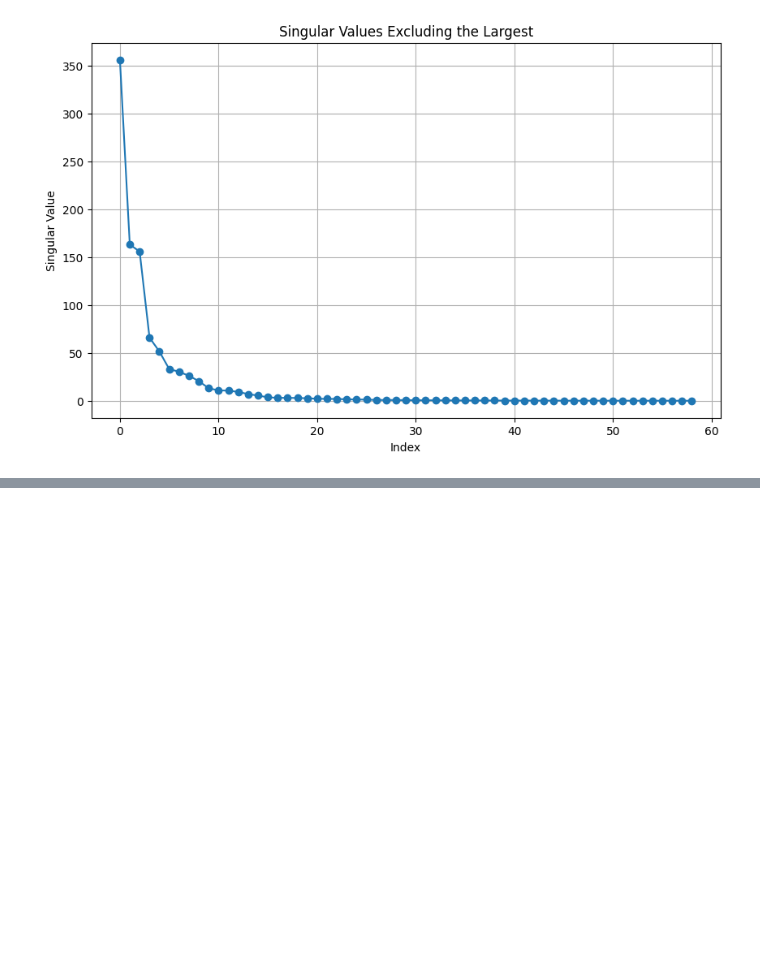
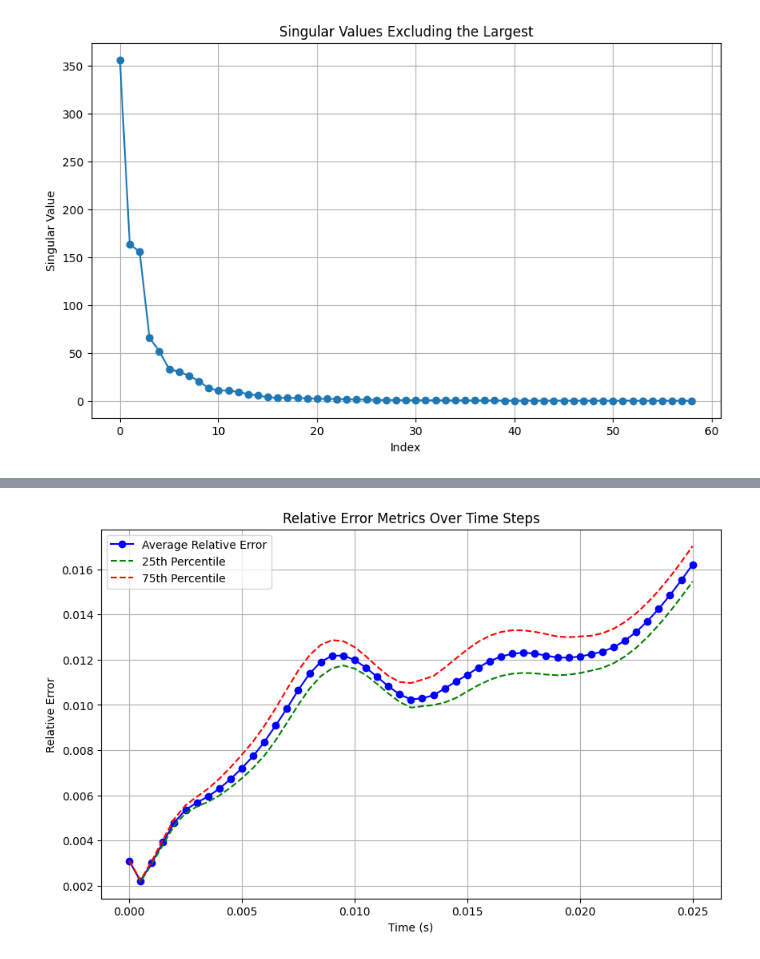
Before and after one commit to LuigiPagani/POD-Galerkin-and-POD-NN-for-Parabolic-PDEs, a Jupyter notebook: POD.ipynb, the cells around one changed output, grey strips where cells are left out. Saved outputs shown, nothing was run; the diff lists cells and outputs as text; code cells hidden in the pictures; blank space fills up the shorter version.

```diff
--- a/POD.ipynb
+++ b/POD.ipynb
@@ -544,0 +664,70 @@ plt.show()
+# %%
+#@title Average Error Calculation 900-1000
+import numpy as np
+import matplotlib.pyplot as plt
+
+def ROM_solver(u, V, dt, n_steps, w1, w2):
+    # Initial condition projection
+    u0_rb = V.T @ u[:, 0]
+    u_rom = [u0_rb]
+
+    # Time-stepping loop for the RB method
+    for n in range(n_steps):
+        u_rb_old = u_rom[-1]
+        u_rb_new = RBstep(u_rb_old, dt, w1, w2)
+        u_rom.append(u_rb_new)
+    return np.stack(u_rom).T
+
+
+# Define the problem dimensions and parameters
+n_tests = 25
+T_final = 0.025
+dt = 5e-4
+n_steps = int(T_final / dt)
+weights_range = (900, 1000)
+
+# Initialize the storage for errors
+errors = np.zeros((n_tests, n_steps + 1))
+
+# Loop over each test case
+for test in range(n_tests):
+    # Randomly sample weights w1 and w2
+    w1 = np.random.uniform(*weights_range)
+    w2 = np.random.uniform(*weights_range)
+
+    # Generate the system matrices for RB using the Convdiff_solver (assuming it's implemented)
+    u, a, b, c, d, e = Convdiff_solver(w1, w2, steps=50, dt=dt)
+
+    # Call the ROM solver
+    u_rb = ROM_solver(u, V, dt, n_steps, w1, w2)
+
+    # Convert back to full space and compute error
+    u_rb_full = V @ u_rb
+    error_vector = u - u_rb_full
+    error_norm = np.linalg.norm(error_vector, axis=0)
+    u_norm = np.linalg.norm(u, axis=0)
+    relative_error = error_norm / u_norm
+
+    # Store the error for this test
+    errors[test, :] = relative_error
+
+# Calculate the average, 25th and 75th percentiles of the relative errors across all tests
+average_relative_error = np.median(errors, axis=0)
+percentile_25 = np.percentile(errors, 25, axis=0)
+percentile_75 = np.percentile(errors, 75, axis=0)
+
+# Plotting the average relative error and quantiles over time steps
+plt.figure(figsize=(10, 6))
+times = np.linspace(0, T_final, n_steps + 1)
+plt.plot(times, average_relative_error, label='Average Relative Error', marker='o', color='blue')
+plt.plot(times, percentile_25, label='25th Percentile', linestyle='--', color='green')
+plt.plot(times, percentile_75, label='75th Percentile', linestyle='--', color='red')
+
+plt.title('Relative Error Metrics Over Time Steps')
+plt.xlabel('Time (s)')
+plt.ylabel('Relative Error')
+plt.legend()
+plt.grid(True)
+plt.show()
+# %% [output]
+[figure, added]
```
Also changed, not shown: parts of 17 cells of this notebook.
